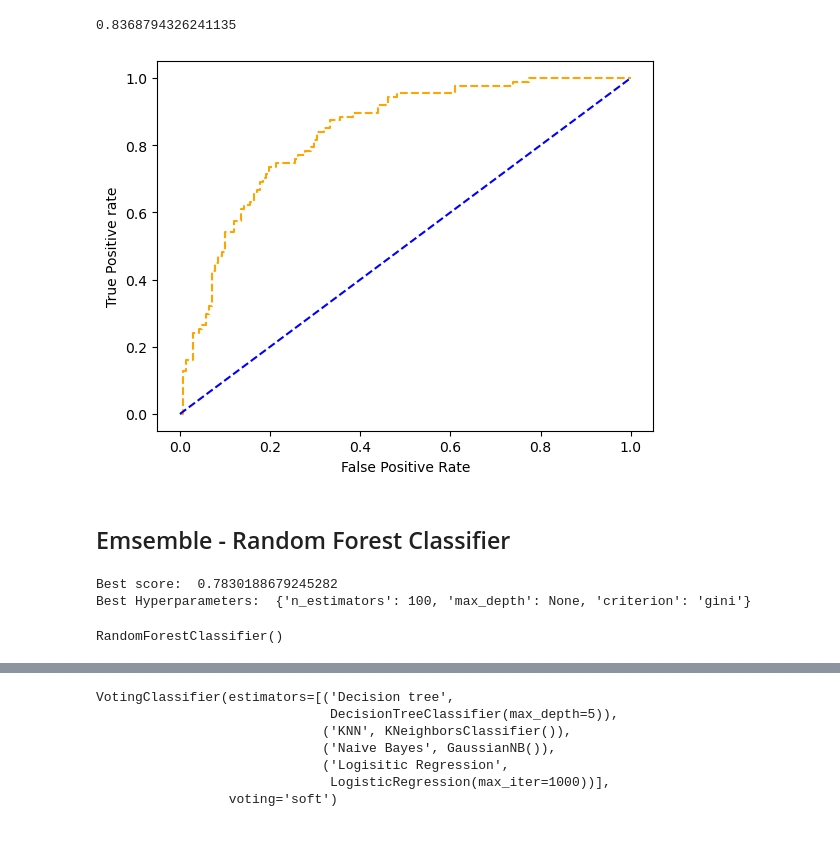
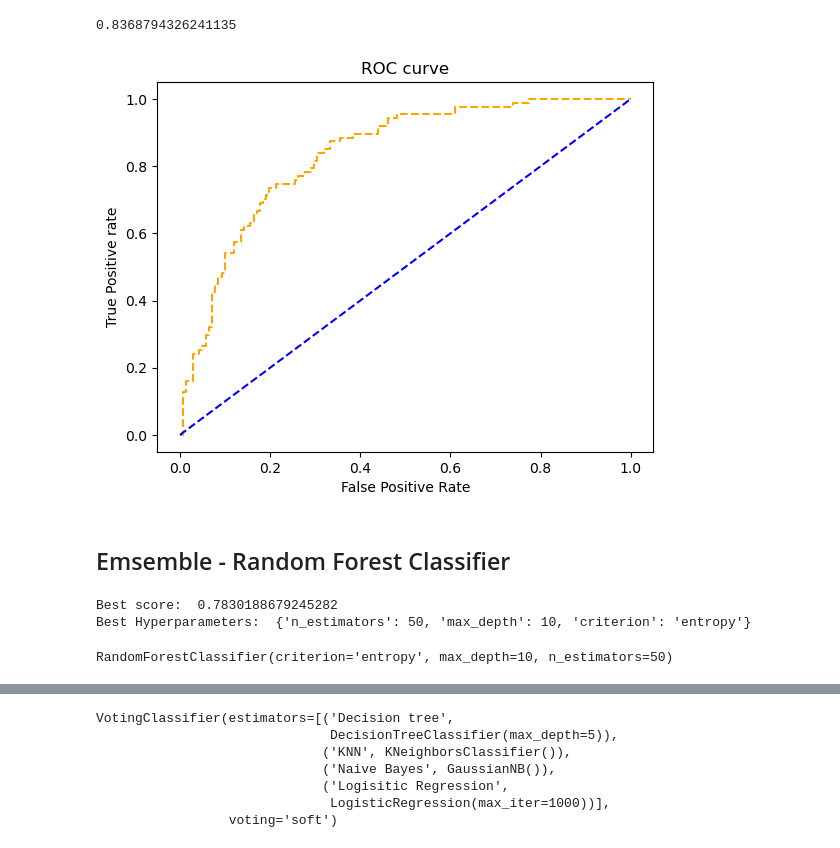
Before and after one commit to KelKi3/Supervised-Learning-Project, a Jupyter notebook: Supervised Learning - Project.ipynb, the cells around one changed output, grey strips where cells are left out. Cells and saved outputs as stored; diff of their text form; code cells hidden in the pictures.

Commit message:
changes to visualizations and inclusion of feature importance

```diff
--- a/Supervised Learning - Project.ipynb
+++ b/Supervised Learning - Project.ipynb
@@ -64,7 +64,7 @@ from sklearn.neighbors import KNeighborsClassifier
 from sklearn.naive_bayes import GaussianNB
 # %%
 # importing data from csv
-df = pd.read_csv('diabetes.csv')
+df = pd.read_csv('Data\diabetes.csv')
 df.head(2)
 # %% [output]
 |  | Pregnancies | Glucose | BloodPressure | SkinThickness | Insulin | BMI | DiabetesPedigreeFunction | Age | ... |
@@ -553,12 +569,13 @@ p_fpr, p_tpr, _ = roc_curve(y_test, random_probs, pos_label=1)
 # %%
 #Plottin ROC curve
 plt.plot(fpr1, tpr1, linestyle='--',color='orange', label='Logistic Regression')
 plt.plot(p_fpr, p_tpr, linestyle='--', color='blue')
 plt.xlabel('False Positive Rate')
 plt.ylabel('True Positive rate')
+plt.title('ROC curve')
 plt.show();
 # %% [output]
-[figure, old version]
+[figure, new version]
 # %% [markdown]
 ## Emsemble - Random Forest Classifier
 # %%
@@ -578,13 +595,13 @@ print('Best score: ', results2.best_score_)
 print('Best Hyperparameters: ', results2.best_params_)
 # %% [output]
 Best score:  0.7830188679245282
-Best Hyperparameters:  {'n_estimators': 100, 'max_depth': None, 'criterion': 'gini'}
+Best Hyperparameters:  {'n_estimators': 50, 'max_depth': 10, 'criterion': 'entropy'}
 # %%
 #training model with best parameters
 best_model_rct = results2.best_estimator_
 best_model_rct.fit(X_train,y_train)
 # %% [output]
-RandomForestClassifier()
+RandomForestClassifier(criterion='entropy', max_depth=10, n_estimators=50)
 # %%
 #new model test
 rfc_pred=best_model_rct.predict(X_test)
```
Also changed, not shown: parts of 27 cells of this notebook.
